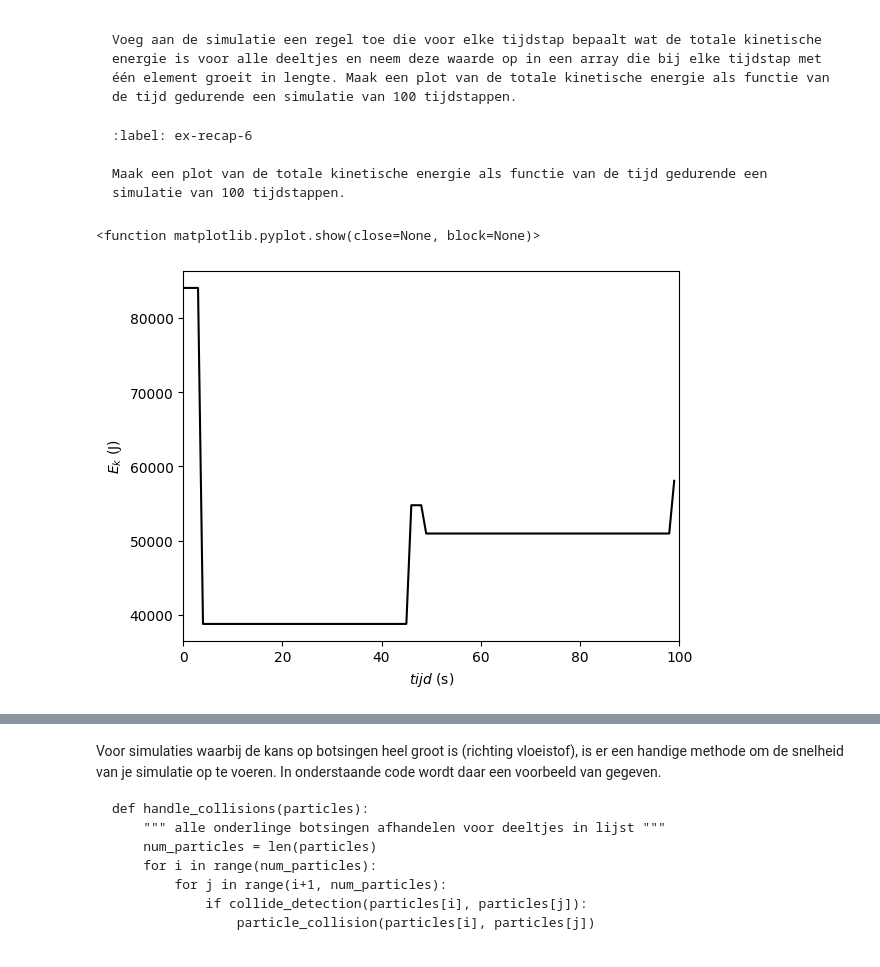
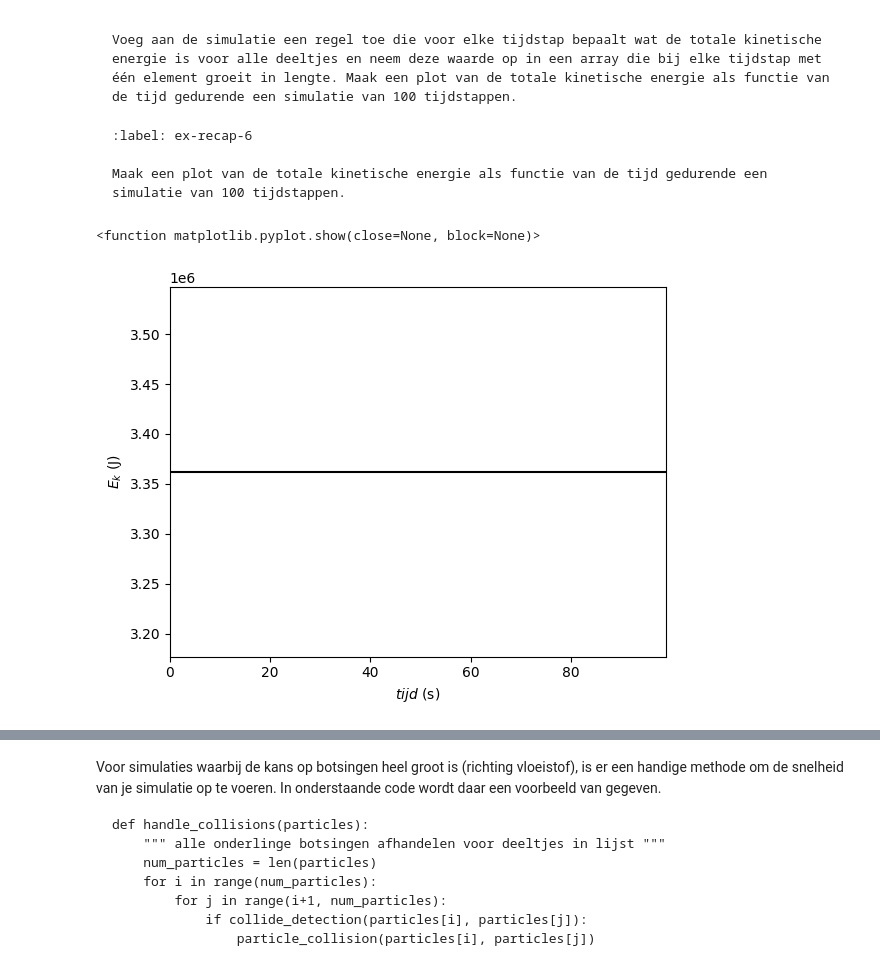
Before and after one commit to BNR33/001TASH, a Jupyter notebook: Content/PySim/3_recap.ipynb, the cells around one changed output, grey strips where cells are left out. Cells and saved outputs as stored; diff of their text form; code cells hidden in the pictures.

```diff
--- a/Content/PySim/3_recap.ipynb
+++ b/Content/PySim/3_recap.ipynb
@@ -145,5 +145,5 @@ V_0 = 4.1e2                 # Startsnelheid van deeltjes (m/s)
 RADIUS = 0.3e-9             # Straal van moleculen (m)
 DT = 5e-13                      # Tijdstap om geen botsing te missen (s)
 # %%
-tot_E_k = np.zeros(100)
-mean_E_k = np.array([])
+E_total = np.zeros(100)
+P_total = np.zeros((100, 2))
@@ -292,9 +286,12 @@ Nu moeten we alle functies op de juiste manier combineren om de simulatie een ti
 def take_time_step(particles):
     for p in particles:
         p.update_position()
-        tot_E_k[i] = p.kin_energy
+
     handle_collisions(particles)
     handle_walls(particles)
+
+    E_total = sum(p.kin_energy for p in particles)
+    return E_total
 # %% [markdown]
 ### Uitvoeren simulatie en tonen resultaat
 
@@ -304,6 +301,8 @@ particles = []
 create_particles(particles)
 for i in range(100):
     take_time_step(particles)
+    E_total[i] = take_time_step(particles)
+    P_total[i] = np.sum([p.momentum for p in particles], axis=0)
 
 
 plt.figure()
@@ -367,20 +366,12 @@ Maak een plot van de totale kinetische energie als functie van de tijd gedurende
 # %%
 x_as = np.arange(0,100,1)
 
-bruh = np.arange(0, 100, 1)
-E_k_tottot = 0
-
-for i in bruh:
-    E_k_tottot = tot_E_k[i] + E_k_tottot
-
-E_k_tottotfinal = np.full(100, E_k_tottot)
 plt.figure()
 plt.xlabel("$tijd$ (s)")
 plt.ylabel("$E_k$ (J)")
-plt.plot(x_as, tot_E_k, "k-")
-plt.xlim(0,100)
-ax.set_ylim(0, max(tot_E_k))
+plt.plot(x_as, E_total, "k-")
+plt.xlim(0,99)
 plt.show
 # %% [output]
 <function matplotlib.pyplot.show(close=None, block=None)>
-[figure, old version]
+[figure, new version]
```
Also changed, not shown: parts of 7 cells of this notebook.
